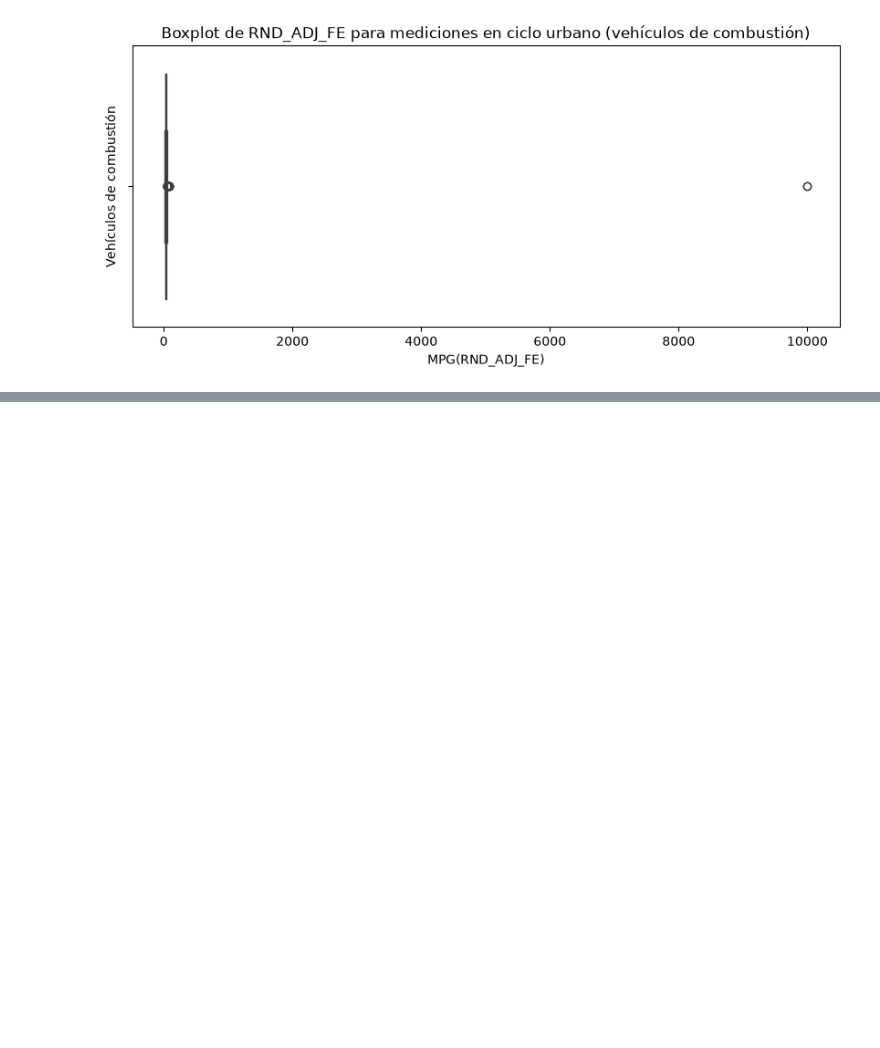
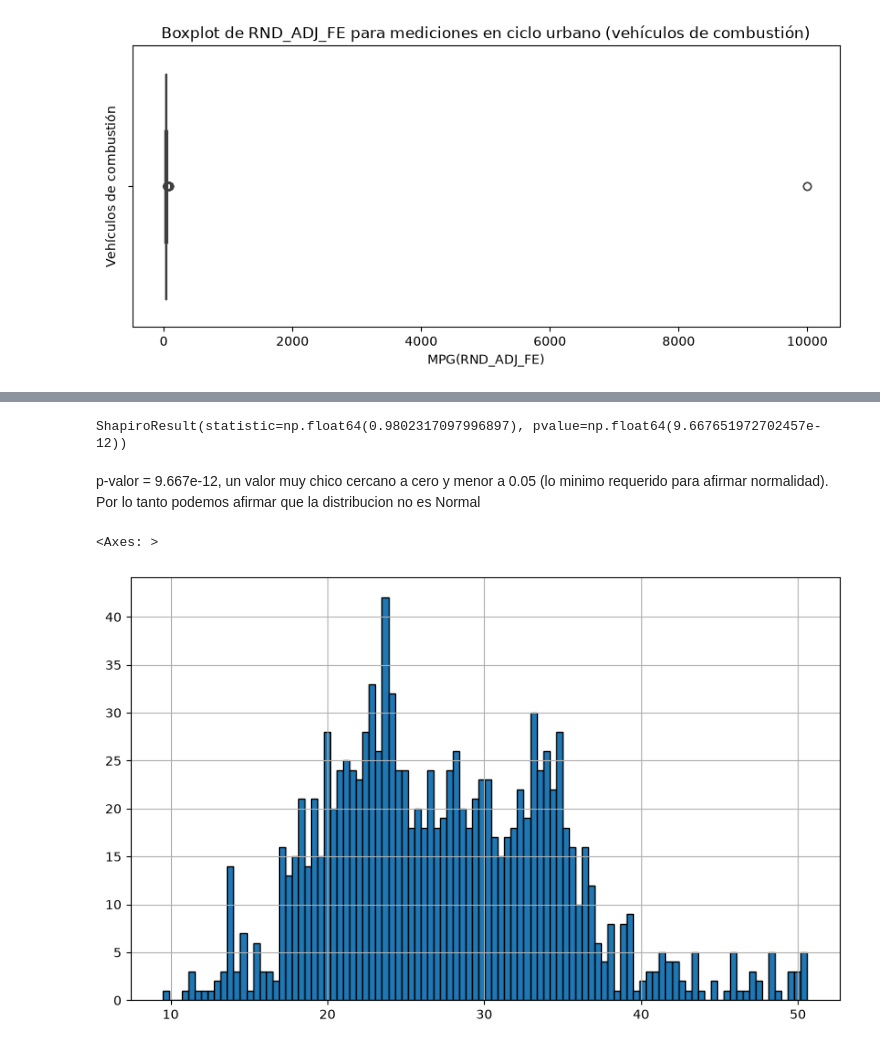
Before and after one commit to mdelrosariocoronado/tpe_fundamentos_2026, a Jupyter notebook: entrega.ipynb, the cells around one changed output, grey strips where cells are left out. Saved outputs shown, nothing was run; the diff lists cells and outputs as text; code cells hidden in the pictures; blank space fills up the shorter version.

```diff
--- a/entrega.ipynb
+++ b/entrega.ipynb
@@ -487,0 +479,11 @@ El valor de la mediana aprox. 26.8 MPG afirmá que, dado que el 50% central de l
+# %%
+scipy.stats.shapiro(mpg_urbano_sin_outliers['RND_ADJ_FE'])
+# %% [output]
+ShapiroResult(statistic=np.float64(0.9802317097996897), pvalue=np.float64(9.667651972702457e-12))
+# %% [markdown]
+p-valor = 9.667e-12, un valor muy chico cercano a cero y menor a 0.05 (lo minimo requerido para afirmar normalidad). Por lo tanto podemos afirmar que la distribucion no es Normal
+# %%
+mpg_urbano_sin_outliers['RND_ADJ_FE'].hist(bins=100, edgecolor='black', figsize=(10, 6))
+# %% [output]
+<Axes: >
+[figure, added]
```
Also changed, not shown: parts of 21 cells of this notebook.
